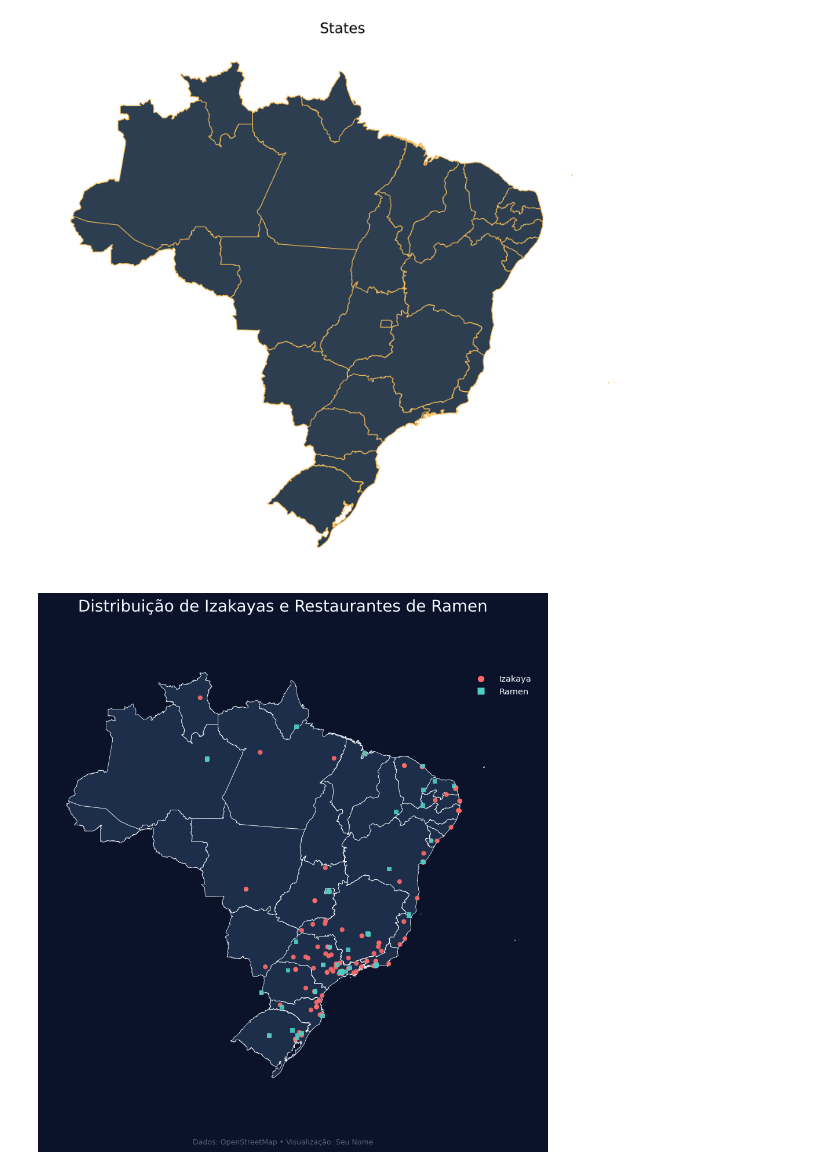
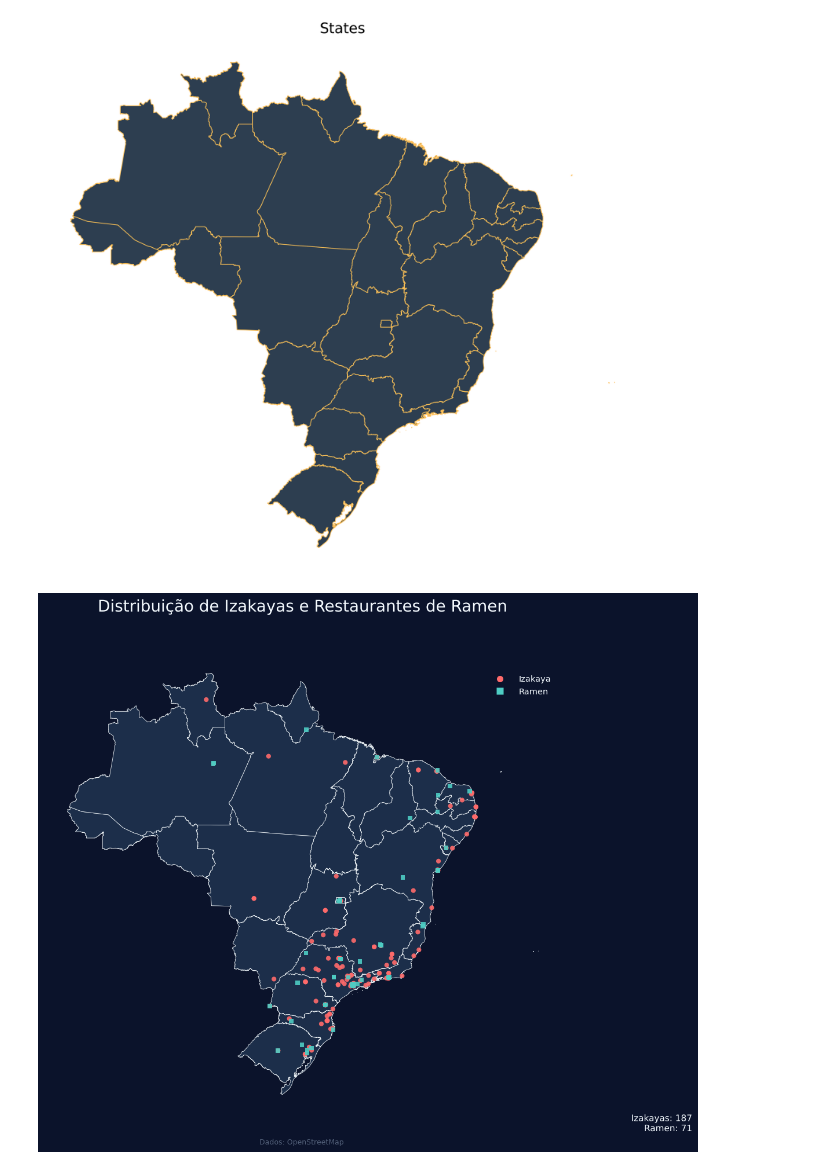
Before and after one commit to nemofromdreamland/small-data-projects, a Jupyter notebook: 2025/izakayavsramen/izakayavsramen.ipynb, the cells around one changed output. Drawn from its saved outputs; the diff is of its cells as text; code cells hidden in the pictures.

Commit message:
add a quantidade de izakayas e ramen no mapa

```diff
--- a/2025/izakayavsramen/izakayavsramen.ipynb
+++ b/2025/izakayavsramen/izakayavsramen.ipynb
@@ -293,8 +293,10 @@ marker_config = {
 }
 
 # ===== PLOTAGEM DOS PONTOS =====
+counts = {}  # Para armazenar contagens
 for category, style in marker_config.items():
     gdf_filtered = gdf[gdf["category"] == category]
+    counts[category] = len(gdf_filtered)
 
     gdf_filtered.plot(
         ax=ax,
@@ -350,32 +352,51 @@ leg.get_frame().set_facecolor(bg_color)
 # ===== TÍTULO COM SOMBRA =====
 plt.figtext(
     0.5, 0.95,
     "Distribuição de Izakayas e Restaurantes de Ramen",
     fontsize=20,
     ha="center",
     color=font_color,
     fontweight="medium",
     fontfamily="DejaVu Sans",
     path_effects=[
         path_effects.Stroke(linewidth=1.5, foreground=bg_color),
         path_effects.Normal()
     ]
 )
 
 # ===== RODAPÉ DISCRETO =====
 plt.figtext(
     0.5, 0.03,
-    "Dados: OpenStreetMap • Visualização: Seu Nome",
+    "Dados: OpenStreetMap ",
     fontsize=9,
     ha="center",
     color="#9baec8",
     alpha=0.5
 )
 
+# ===== CONTAGEM DE ESTABELECIMENTOS =====
+contagem_texto = f"Izakayas: {counts.get('Izakaya', 0)}\nRamen: {counts.get('Ramen', 0)}"
+plt.figtext(
+    0.98, 0.05,
+    contagem_texto,
+    ha="right",
+    va="bottom",
+    fontsize=11,
+    color=font_color,
+    fontweight="regular",
+    fontfamily="DejaVu Sans",
+    path_effects=[
+        path_effects.Stroke(linewidth=1.2, foreground=bg_color),
+        path_effects.Normal()
+    ]
+)
+
 # ===== SALVAR O MAPA COMO IMAGEM =====
 plt.savefig("mapa_izakaya_ramen.png", dpi=300, bbox_inches='tight', facecolor=fig.get_facecolor())
 
 # ===== EXIBIR O MAPA =====
+plt.tight_layout(pad=2)
+plt.subplots_adjust(top=0.88, bottom=0.08)
 plt.show()
 # %% [output]
-[figure, old version]
+[figure, new version]
```
Also changed, not shown: 1 other file.
